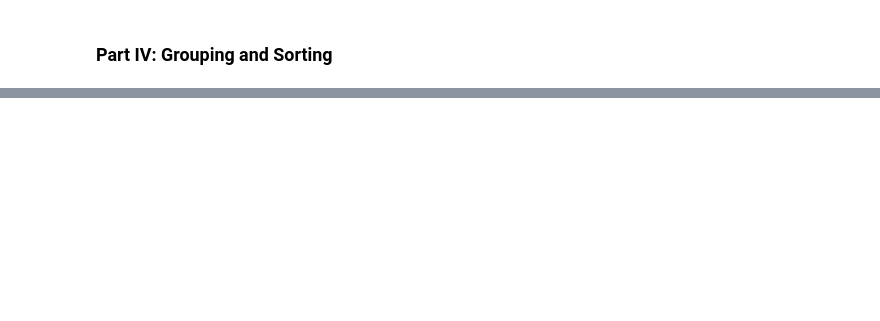
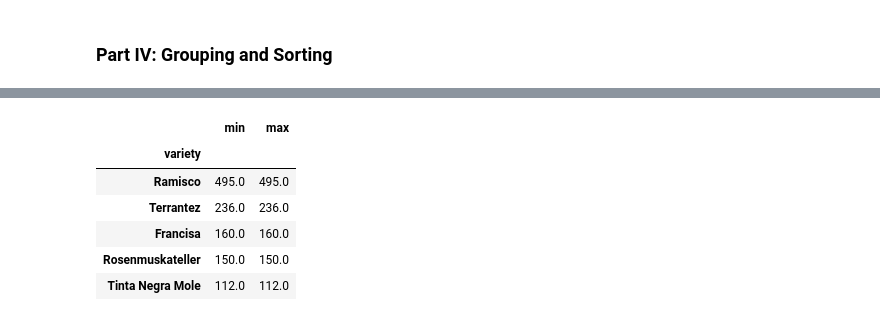
Before and after one commit to sandeshshrestha-git/ds-sprint, a Jupyter notebook: Pandas/pandas.ipynb, the cells around one changed output, grey strips where cells are left out. Saved outputs shown, nothing was run; the diff lists cells and outputs as text; code cells hidden in the pictures; blank space fills up the shorter version.

```diff
--- a/Pandas/pandas.ipynb
+++ b/Pandas/pandas.ipynb
@@ -293,0 +369,13 @@ Create a series star_ratings with the number of stars corresponding to each revi
+# %%
+#What are the most expensive wine varieties? Create a variable sorted_varieties containing a copy of the dataframe from the previous question where varieties are sorted in descending order based on minimum price, then on maximum price (to break ties).
+exp_wine = min_max.sort_values(by = ['min','max'], ascending = False)
+
+exp_wine.head()
+# %% [output]
+|  | min | max |
+| variety |  |  |
+| Ramisco | 495.0 | 495.0 |
+| Terrantez | 236.0 | 236.0 |
+| Francisa | 160.0 | 160.0 |
+| Rosenmuskateller | 150.0 | 150.0 |
+| Tinta Negra Mole | 112.0 | 112.0 |
```
Also changed, not shown: parts of 14 cells of this notebook.
